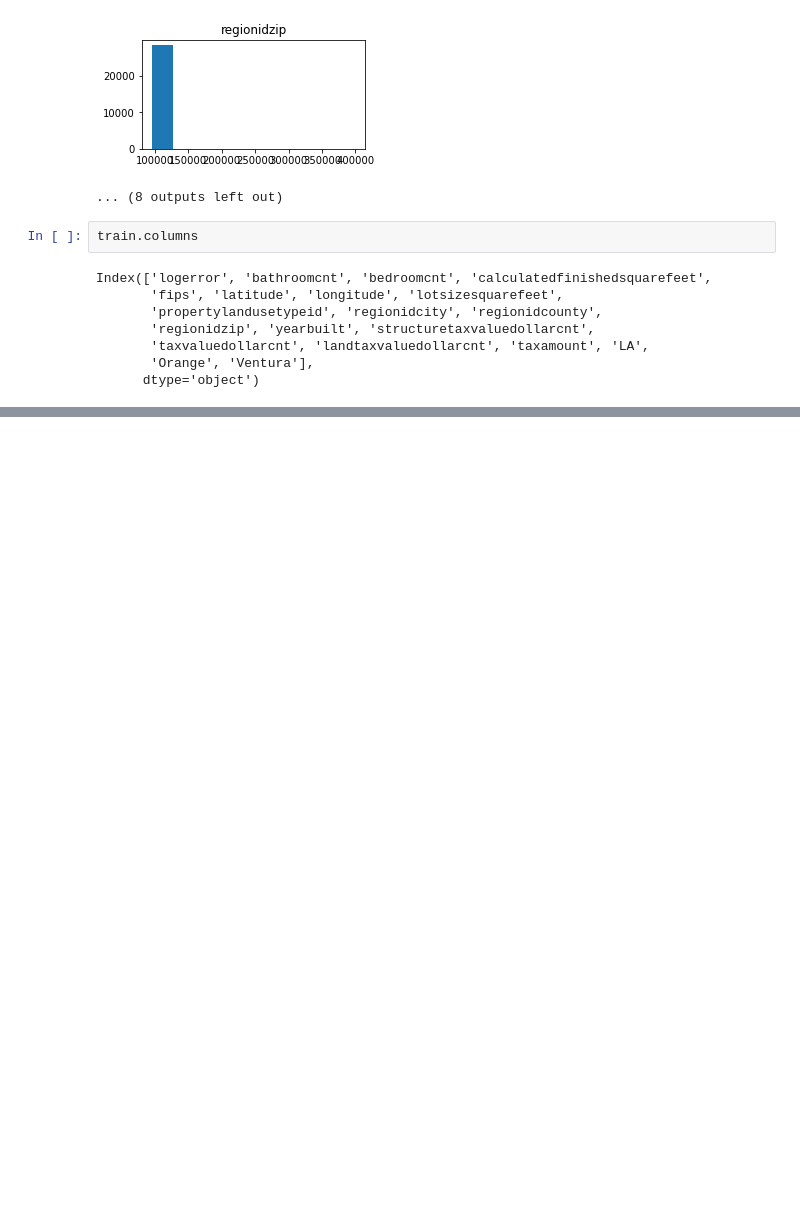
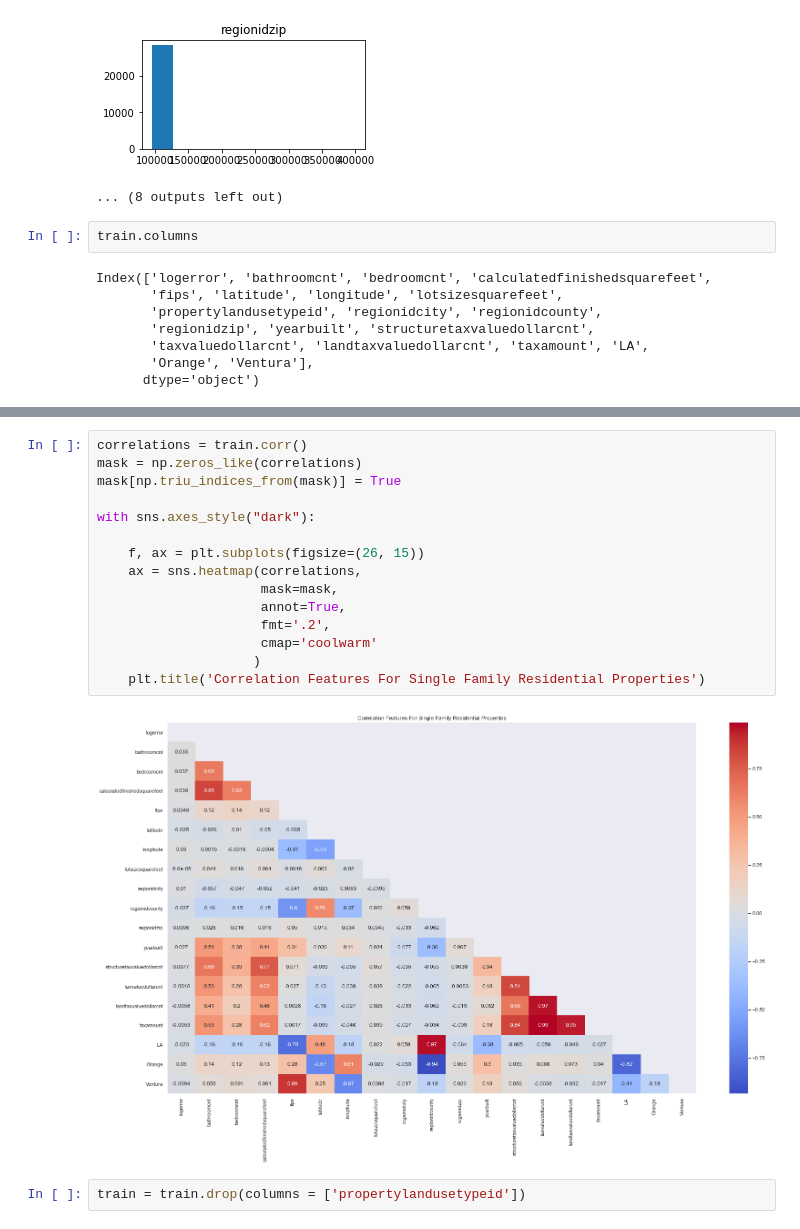
Before and after one commit to jamesallen0351/clustering-project, a Jupyter notebook: scratchpad.ipynb, the cells around one changed output, grey strips where cells are left out. Saved outputs shown, nothing was run; the diff lists cells and outputs as text; blank space fills up the shorter version.

```diff
--- a/scratchpad.ipynb
+++ b/scratchpad.ipynb
@@ -188,0 +195,19 @@ plt.show()
+# %%
+correlations = train.corr()
+mask = np.zeros_like(correlations)
+mask[np.triu_indices_from(mask)] = True
+
+with sns.axes_style("dark"):
+
+    f, ax = plt.subplots(figsize=(26, 15))
+    ax = sns.heatmap(correlations,
+                     mask=mask,
+                     annot=True,
+                     fmt='.2',
+                     cmap='coolwarm'
+                    )
+    plt.title('Correlation Features For Single Family Residential Properties')
+# %% [output]
+[figure, added]
+# %%
+train = train.drop(columns = ['propertylandusetypeid'])
```
Also changed, not shown: parts of 11 cells of this notebook, 1 other file.
